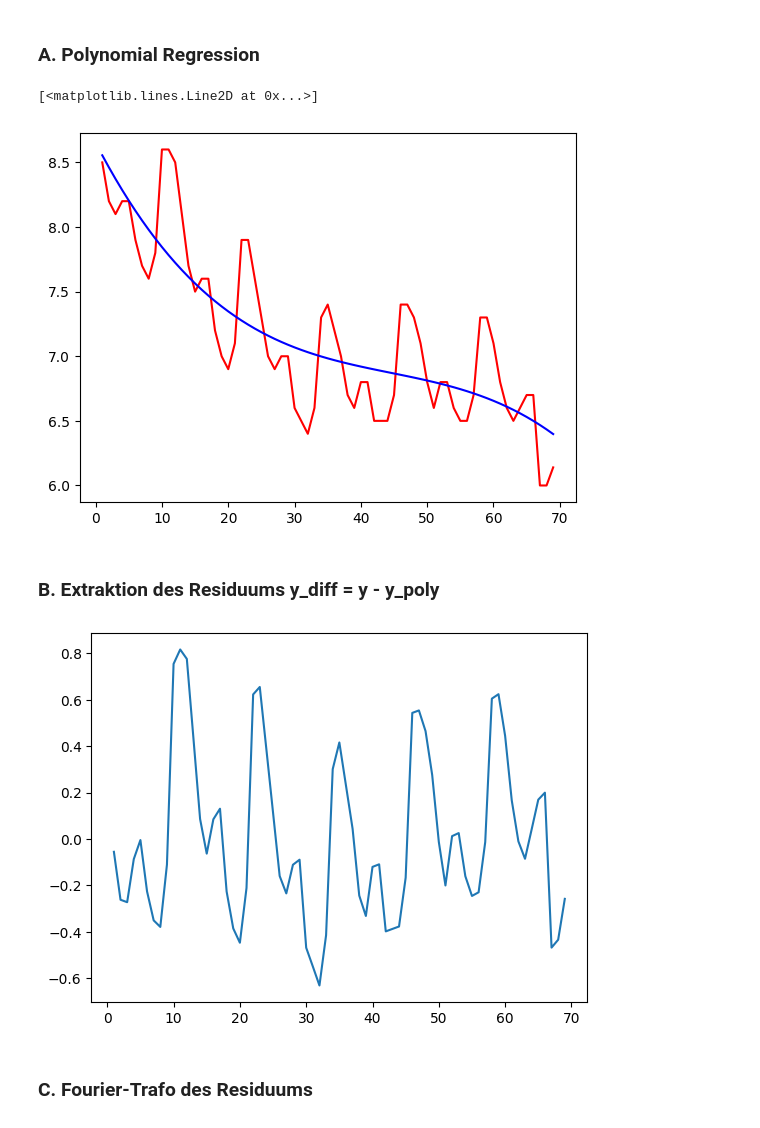
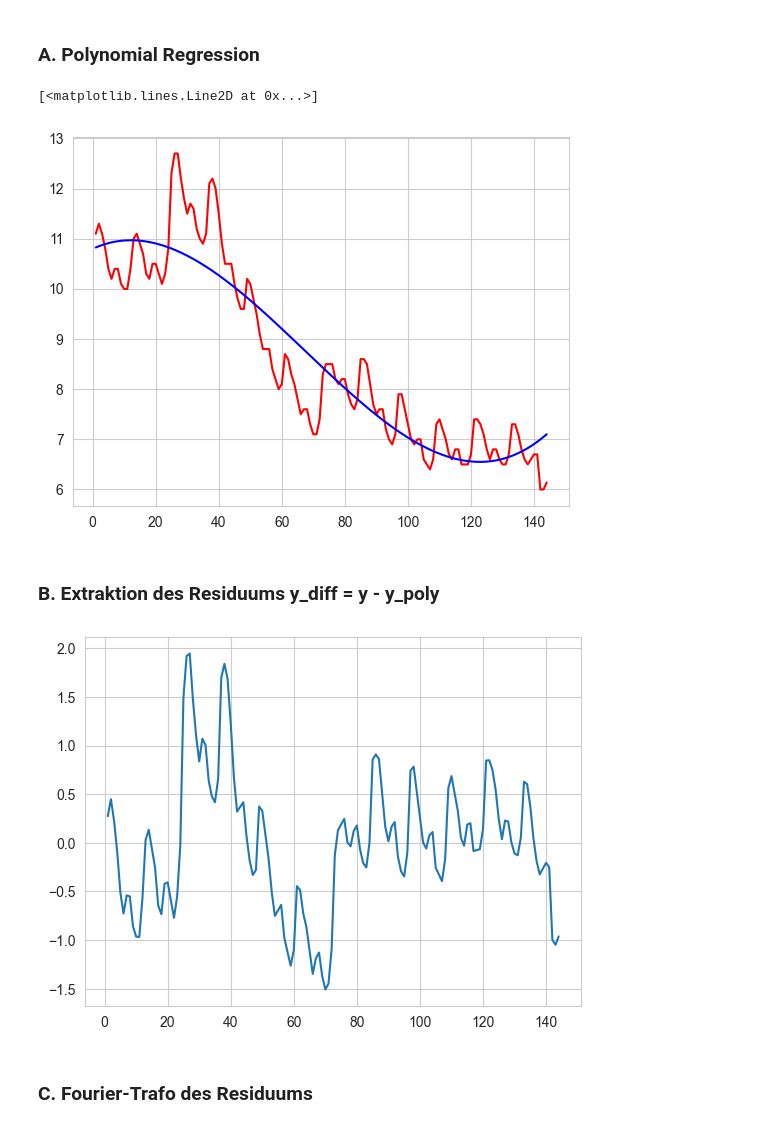
Before and after one commit to RacingInspiration/Zeitreihen, a Jupyter notebook: 9a/FFT_Poly_Prediction_Arbeitslosenzahlen.ipynb, the cells around one changed output. Cells and saved outputs as stored; diff of their text form; code cells hidden in the pictures.

```diff
--- a/9a/FFT_Poly_Prediction_Arbeitslosenzahlen.ipynb
+++ b/9a/FFT_Poly_Prediction_Arbeitslosenzahlen.ipynb
@@ -8,7 +8,7 @@ from scipy.fft import fft, fftfreq
 import scipy as sp
 # %%
 # Import der Daten
-data = pd.read_csv('Arbeitslose.csv', header = None, sep=';')
+data = pd.read_csv('Arbeitslose.csv', sep=';')
 
-data
+plt.plot(data['Monate'],data['Arbeitslose'])
 # %% [output]
@@ -29,8 +18,10 @@ data
 start=0
 # Wichtig,1! Wir verwenden nur die letzten 69 Werte der Arbeitslosenzahlen, da diese sich durch eine homogene Entwicklung darstellen und nicht durch stufige Entwicklungen, welche durch subjektive Gesetzgebungsverfahren beeinflusst sind (dann wäre die Regression auch sinnlos)
 # Wichtig,2! Wir müssen die Zeit für dieses Intervall aber auch bei t = 0 beginnen lassen, weil sonst die spätere Zusammensetzung des prädizierten Signals aus den Elementaroszillationen nicht funktioniert
-t = data.iloc[:,0].values[0:69]
-arbeitslose = data.iloc[:,1].values[75:]
+t = data['Monate']
+#t = data.iloc[:,0].values[0:69]
+arbeitslose = data['Arbeitslose']
+#arbeitslose = data.iloc[:,1].values[75:]
 # %%
 # Ausagbe im Diagramm
 plt.plot(t,arbeitslose)
@@ -42,8 +33,9 @@ plt.plot(t,arbeitslose)
 N = len(arbeitslose)
 # Sample Spacing
 T = 1
+arbeitslose = np.array(arbeitslose)
 yf = fft(arbeitslose)
-#yf[np.abs(yf)<20] = 0
+yf[np.abs(yf)<20] = 0
 f = np.linspace(0,0.5*1/T,int(N/2))
 # %%
 # Frequency Plot
@@ -77,29 +69,32 @@ plt.plot(t,np.abs(arbeitslose),t,np.abs(a_inverse))
 # %%
 # Fitting Polynomial Regression to the moving average data
 from sklearn.linear_model import LinearRegression
 lin_reg = LinearRegression()
+t = np.array(t)
+arbeitslose = np.array(arbeitslose)
+
 X = t.reshape(-1,1)
 
 y = arbeitslose.reshape(-1,1)
 lin_reg.fit(X, y)
 
 from sklearn.preprocessing import PolynomialFeatures
 
 poly_reg = PolynomialFeatures(degree=3)
 
 X_poly = poly_reg.fit_transform(X)
 
 pol_reg = LinearRegression()
 pol_reg.fit(X_poly, y)
 #
 # Visualizing the Polymonial Regression results
 y_poly = pol_reg.predict(poly_reg.fit_transform(X))
 y_poly = y_poly.ravel()
 plt.plot(X, y, color='red')
 plt.plot(X, y_poly, color='blue')
 # %% [output]
 [<matplotlib.lines.Line2D at 0x...>]
-[figure, old version]
+[figure, new version]
 # %% [markdown]
 ### B. Extraktion des Residuums y_diff = y - y_poly
 # %%
@@ -110,7 +105,7 @@ SAMPLE_RATE = 1/(t[2]-t[1])
 DURATION = y.size
 y_diff = y_diff.flatten()
 # %% [output]
-[figure, old version]
+[figure, new version]
 # %% [markdown]
 ### C. Fourier-Trafo des Residuums
 # %%
```
Also changed, not shown: parts of 7 cells of this notebook, 2 other files.
